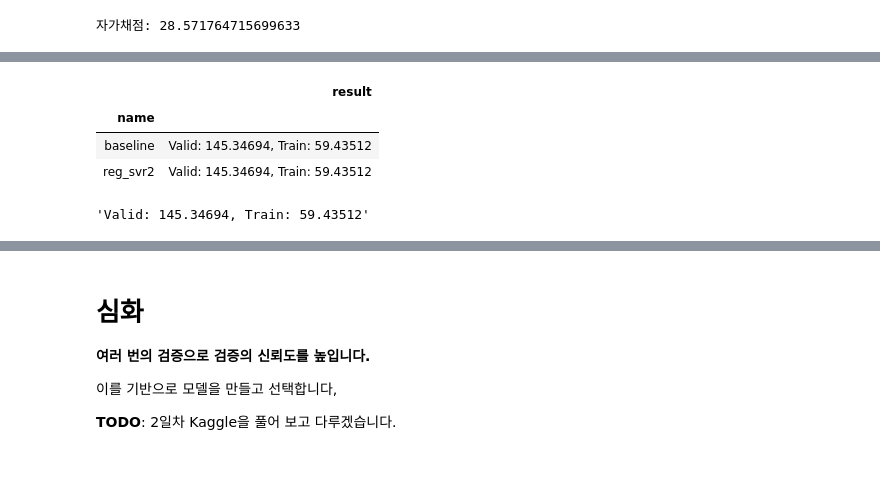
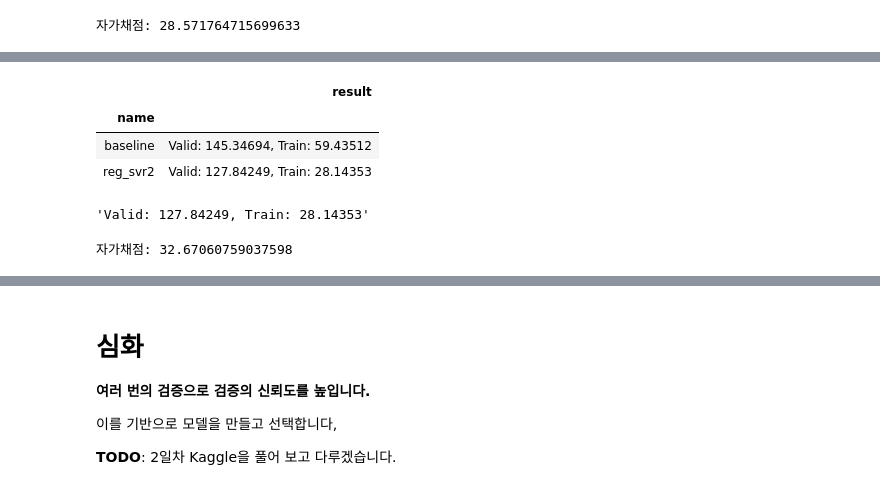
Before and after one commit to sunkusun9/DS_lv3_2511_2, a Jupyter notebook: sec_ds_lv3_prob3_kaggle.ipynb, the cells around one changed output, grey strips where cells are left out. Drawn from its saved outputs; the diff is of its cells as text; code cells hidden in the pictures.

Commit message:
Day1 Kaggle Step4 노트 올립니다.

```diff
--- a/sec_ds_lv3_prob3_kaggle.ipynb
+++ b/sec_ds_lv3_prob3_kaggle.ipynb
@@ -361,23 +361,23 @@ print("자가채점:", mean_absolute_error(s_kaggle_ans, prd))
 # %%
 # reg_svr2: Baseline Tuning
 # Holiday_yn을 추가해봅니다.
 # baseline 모델을 파라메터 튜닝을 합니다. : C, gamma
 
 from sklearn.svm import SVR
 
 ct = ColumnTransformer([
     ('std', StandardScaler(), ['TotalHour'] + ['lag_{}'.format(i) for i in range(1, 7)]),
     ('ohe', OneHotEncoder(categories='auto'), ['DayName']),
-    ('pt', 'passthrough', ['AM'])
+    ('pt', 'passthrough', ['AM', 'Holiday_yn'])
 ])
 
 reg_svr2 = make_pipeline(
-    ct, SVR(kernel = 'rbf', C = 10, gamma = 0.1)
+    ct, SVR(kernel = 'rbf', C = 1000, gamma = 0.25)
 )
 eval_model('reg_svr2', reg_svr2)
 # %% [output]
 |  | result |
 | name |  |
 | baseline | Valid: 145.34694, Train: 59.43512 |
-| reg_svr2 | Valid: 145.34694, Train: 59.43512 |
+| reg_svr2 | Valid: 127.84249, Train: 28.14353 |
-'Valid: 145.34694, Train: 59.43512'
+'Valid: 127.84249, Train: 28.14353'
@@ -396,0 +384,5 @@ from sklearn.ensemble import RandomForestRegressor
+# %%
+prd = select_model(reg_svr2)
+print("자가채점:", mean_absolute_error(s_kaggle_ans, prd)) # 28.571764715699633
+# %% [output]
+자가채점: 32.67060759037598
```
Also changed, not shown: parts of 15 cells of this notebook.
